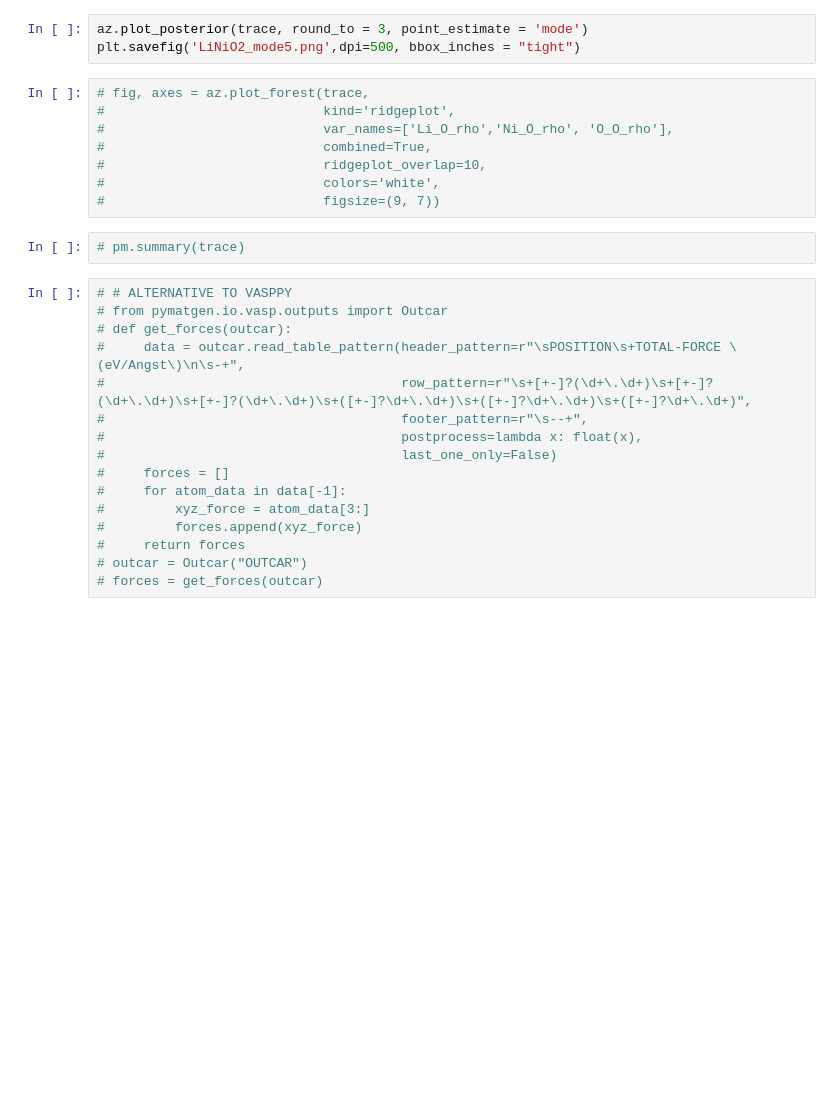
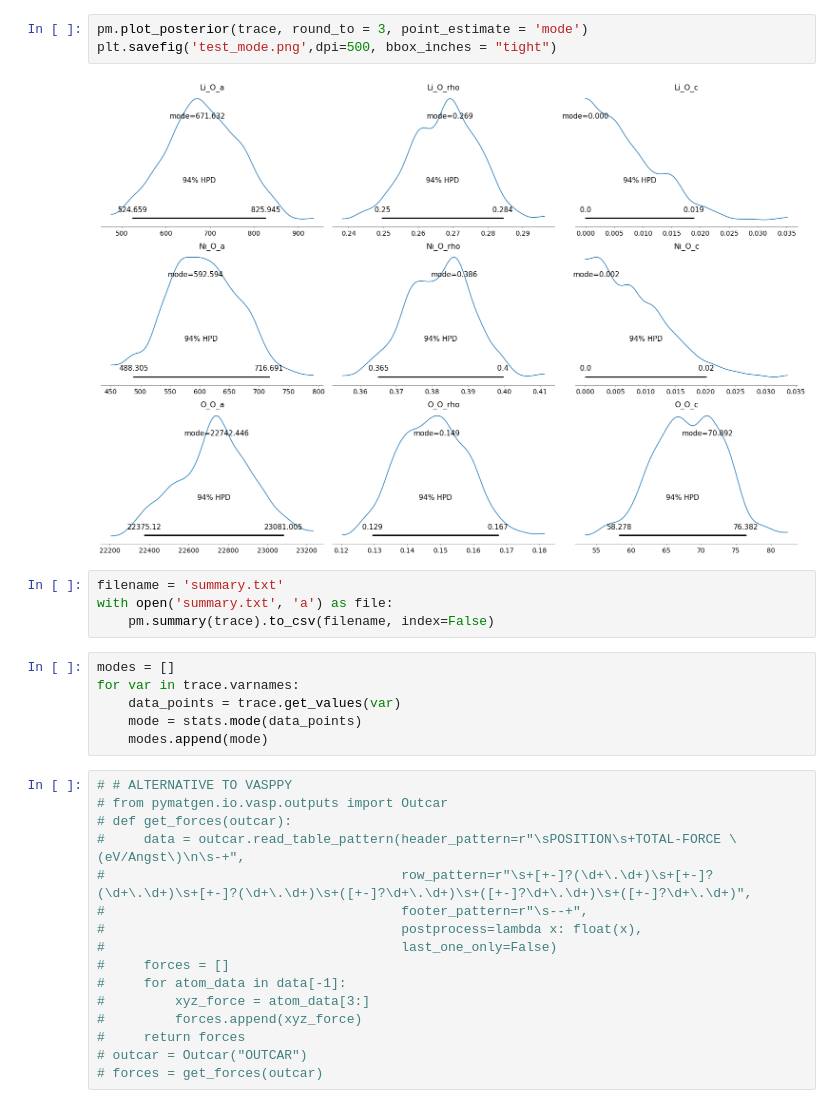
Before and after one commit to LMMorgan/PopOff, a Jupyter notebook: fitting_input.ipynb, the cells around one changed output. Drawn from its saved outputs; the diff is of its cells as text; blank space fills up the shorter version.

```diff
--- a/fitting_input.ipynb
+++ b/fitting_input.ipynb
@@ -43,16 +53,18 @@ plt.savefig('LiNiO2_trace5.png',dpi=500, bbox_inches = "tight")
 # %%
-az.plot_posterior(trace, round_to = 3, point_estimate = 'mode')
-plt.savefig('LiNiO2_mode5.png',dpi=500, bbox_inches = "tight")
+pm.plot_posterior(trace, round_to = 3, point_estimate = 'mode')
+plt.savefig('test_mode.png',dpi=500, bbox_inches = "tight")
+# %% [output]
+[figure, added]
-# %%
-# fig, axes = az.plot_forest(trace,
-#                            kind='ridgeplot',
-#                            var_names=['Li_O_rho','Ni_O_rho', 'O_O_rho'],
-#                            combined=True,
-#                            ridgeplot_overlap=10,
-#                            colors='white',
-#                            figsize=(9, 7))
-# %%
-# pm.summary(trace)
+# %%
+filename = 'summary.txt'
+with open('summary.txt', 'a') as file:
+    pm.summary(trace).to_csv(filename, index=False)
+# %%
+modes = []
+for var in trace.varnames:
+    data_points = trace.get_values(var)
+    mode = stats.mode(data_points)
+    modes.append(mode)
 # %%
 # # ALTERNATIVE TO VASPPY
 # from pymatgen.io.vasp.outputs import Outcar
```
Also changed, not shown: parts of 5 cells of this notebook, 9 other files.
